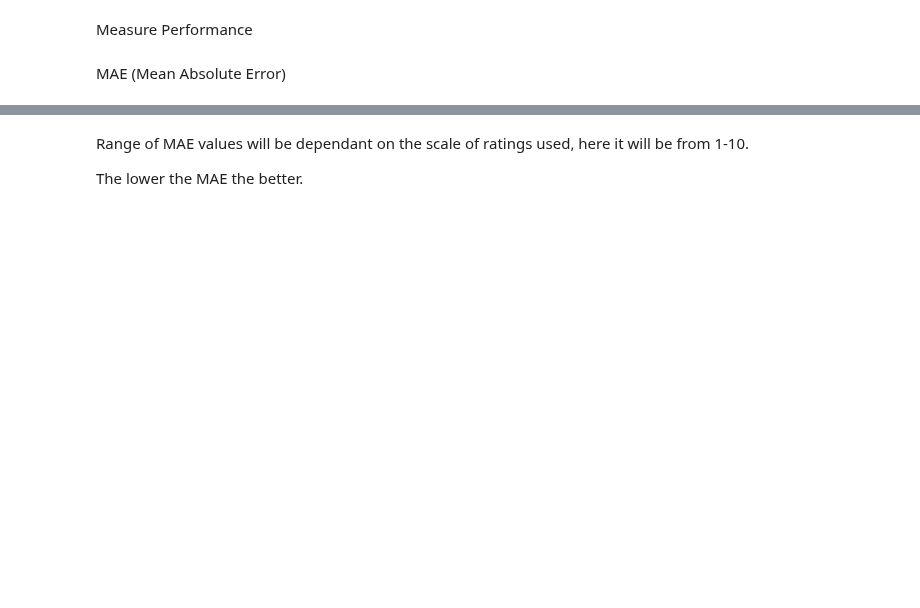
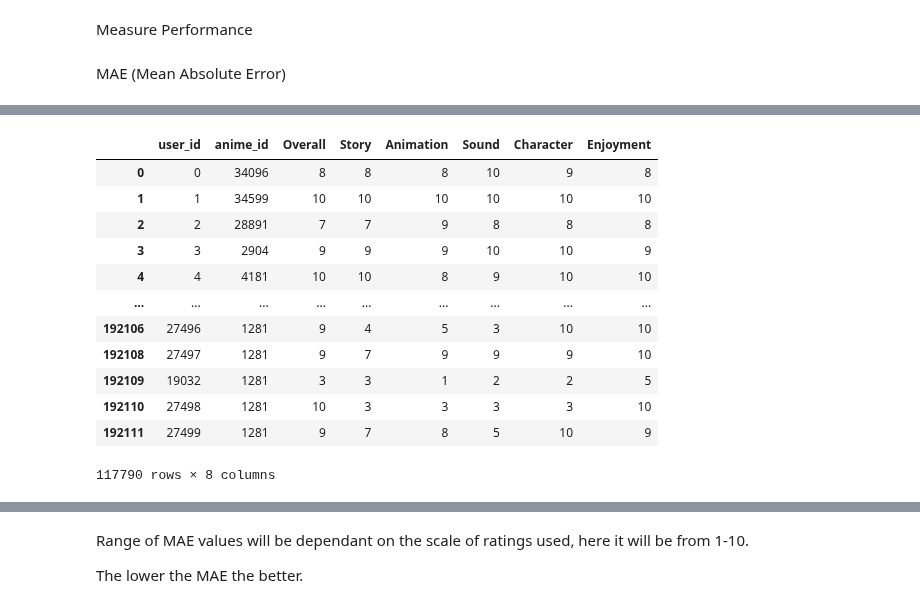
Before and after one commit to Haaris-Syed/AnimeRecommender, a Jupyter notebook: AnimeDataset-Preprocessing.ipynb, the cells around one changed output, grey strips where cells are left out. Cells and saved outputs as stored; diff of their text form; code cells hidden in the pictures; blank space fills up the shorter version.

```diff
--- a/AnimeDataset-Preprocessing.ipynb
+++ b/AnimeDataset-Preprocessing.ipynb
@@ -608,0 +664,20 @@ mae_test_df.shape
+# %%
+test = user_ratings_df.copy()
+
+test = test.groupby('user_id')
+
+test.head()
+# %% [output]
+|  | user_id | anime_id | Overall | Story | Animation | Sound | Character | Enjoyment |
+| 0 | 0 | 34096 | 8 | 8 | 8 | 10 | 9 | 8 |
+| 1 | 1 | 34599 | 10 | 10 | 10 | 10 | 10 | 10 |
+| 2 | 2 | 28891 | 7 | 7 | 9 | 8 | 8 | 8 |
+| 3 | 3 | 2904 | 9 | 9 | 9 | 10 | 10 | 9 |
+| 4 | 4 | 4181 | 10 | 10 | 8 | 9 | 10 | 10 |
+| ... | ... | ... | ... | ... | ... | ... | ... | ... |
+| 192106 | 27496 | 1281 | 9 | 4 | 5 | 3 | 10 | 10 |
+| 192108 | 27497 | 1281 | 9 | 7 | 9 | 9 | 9 | 10 |
+| 192109 | 19032 | 1281 | 3 | 3 | 1 | 2 | 2 | 5 |
+| 192110 | 27498 | 1281 | 10 | 3 | 3 | 3 | 3 | 10 |
+| 192111 | 27499 | 1281 | 9 | 7 | 8 | 5 | 10 | 9 |
+117790 rows × 8 columns
```
Also changed, not shown: parts of 27 cells of this notebook.
